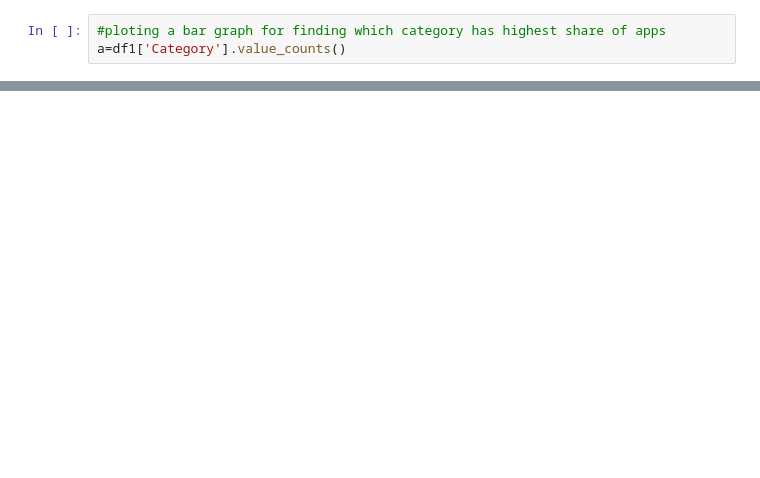
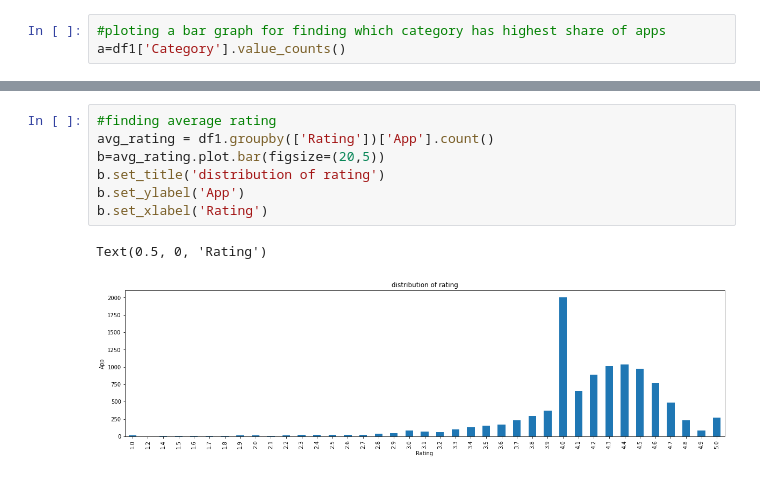
Before and after one commit to preetikhullbe/play-store-app-review, a Jupyter notebook: preeti_Play_Store_App_Review_Analysis_Capstone_Project.ipynb, the cells around one changed output, grey strips where cells are left out. Drawn from its saved outputs; the diff is of its cells as text; blank space fills up the shorter version.

```diff
--- a/preeti_Play_Store_App_Review_Analysis_Capstone_Project.ipynb
+++ b/preeti_Play_Store_App_Review_Analysis_Capstone_Project.ipynb
@@ -130,0 +149,10 @@ Text(0, 0.5, 'number')
+# %%
+#finding average rating
+avg_rating = df1.groupby(['Rating'])['App'].count()
+b=avg_rating.plot.bar(figsize=(20,5))
+b.set_title('distribution of rating')
+b.set_ylabel('App')
+b.set_xlabel('Rating')
+# %% [output]
+Text(0.5, 0, 'Rating')
+[figure, added]
```
Also changed, not shown: parts of 5 cells of this notebook.
